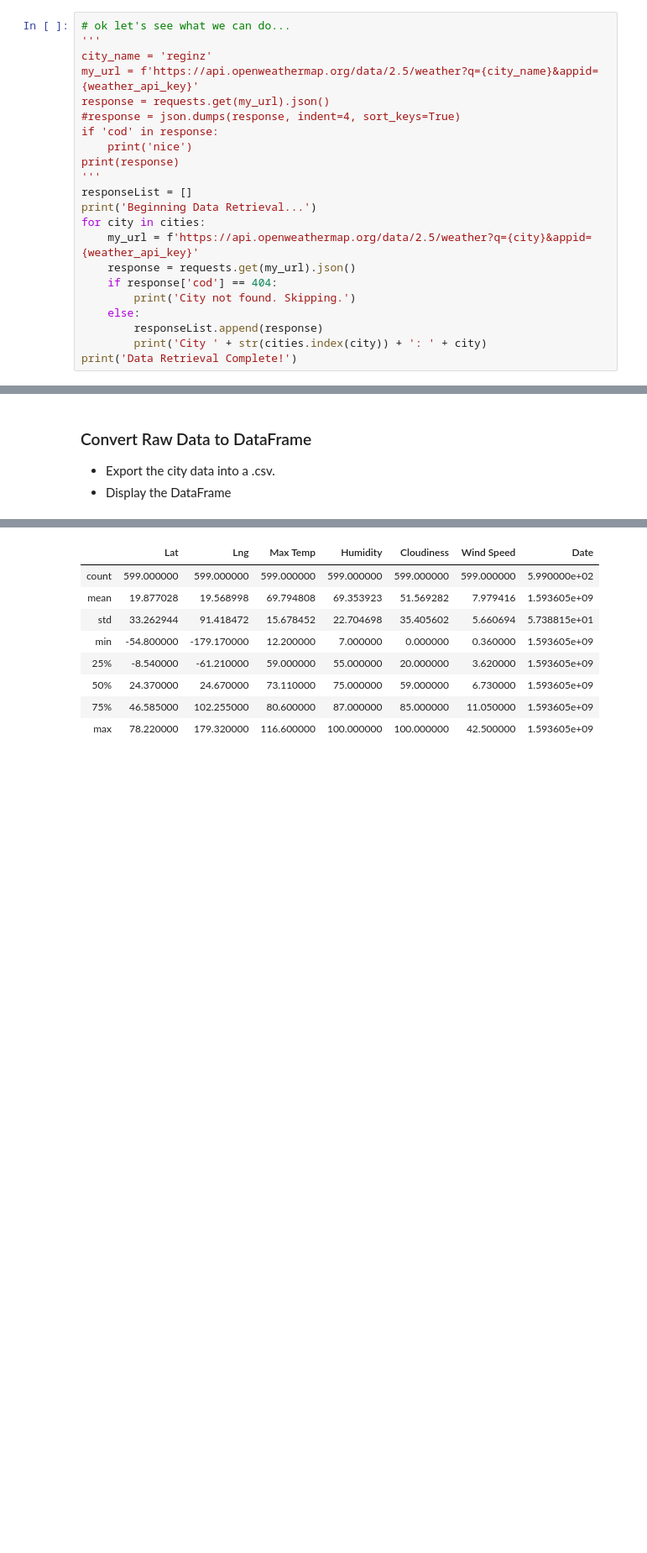
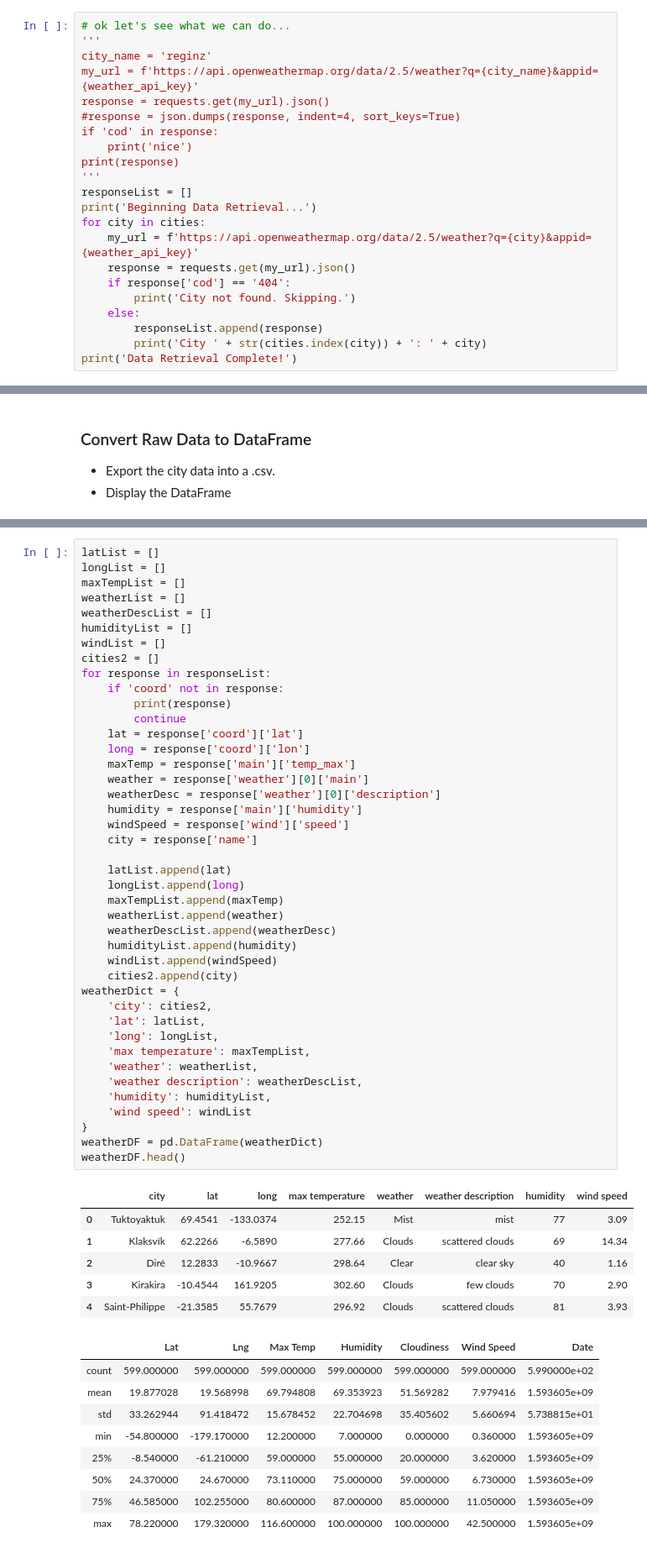
Before and after one commit to randallwvr90/python-api-challenge, a Jupyter notebook: WeatherPy.ipynb, the cells around one changed output, grey strips where cells are left out. Shown at 84% size. Drawn from its saved outputs; the diff is of its cells as text; blank space fills up the shorter version.

Commit message:
fix 404 errors and get info into data frame

```diff
--- a/WeatherPy.ipynb
+++ b/WeatherPy.ipynb
@@ -67,7 +67,7 @@ print('Beginning Data Retrieval...')
 for city in cities:
     my_url = f'https://api.openweathermap.org/data/2.5/weather?q={city}&appid={weather_api_key}'
     response = requests.get(my_url).json()
-    if response['cod'] == 404:
+    if response['cod'] == '404':
         print('City not found. Skipping.')
     else:
         responseList.append(response)
@@ -103,3 +98,52 @@ ValueError: Mixing dicts with non-Series may lead to ambiguous ordering.
+# %%
+latList = []
+longList = []
+maxTempList = []
+weatherList = []
+weatherDescList = []
+humidityList = []
+windList = []
+cities2 = []
+for response in responseList:
+    if 'coord' not in response:
+        print(response)
+        continue
+    lat = response['coord']['lat']
+    long = response['coord']['lon']
+    maxTemp = response['main']['temp_max']
+    weather = response['weather'][0]['main']
+    weatherDesc = response['weather'][0]['description']
+    humidity = response['main']['humidity']
+    windSpeed = response['wind']['speed']
+    city = response['name']
+
+    latList.append(lat)
+    longList.append(long)
+    maxTempList.append(maxTemp)
+    weatherList.append(weather)
+    weatherDescList.append(weatherDesc)
+    humidityList.append(humidity)
+    windList.append(windSpeed)
+    cities2.append(city)
+weatherDict = {
+    'city': cities2,
+    'lat': latList,
+    'long': longList,
+    'max temperature': maxTempList,
+    'weather': weatherList,
+    'weather description': weatherDescList,
+    'humidity': humidityList,
+    'wind speed': windList
+}
+weatherDF = pd.DataFrame(weatherDict)
+weatherDF.head()
+# %% [output]
+|  | city | lat | long | max temperature | weather | weather description | humidity | wind speed |
+| 0 | Tuktoyaktuk | 69.4541 | -133.0374 | 252.15 | Mist | mist | 77 | 3.09 |
+| 1 | Klaksvík | 62.2266 | -6.5890 | 277.66 | Clouds | scattered clouds | 69 | 14.34 |
+| 2 | Diré | 12.2833 | -10.9667 | 298.64 | Clear | clear sky | 40 | 1.16 |
+| 3 | Kirakira | -10.4544 | 161.9205 | 302.60 | Clouds | few clouds | 70 | 2.90 |
+| 4 | Saint-Philippe | -21.3585 | 55.7679 | 296.92 | Clouds | scattered clouds | 81 | 3.93 |
 # %%
 # %% [output]
 |  | Lat | Lng | Max Temp | Humidity | Cloudiness | Wind Speed | Date |
```
Also changed, not shown: parts of 3 cells of this notebook.
